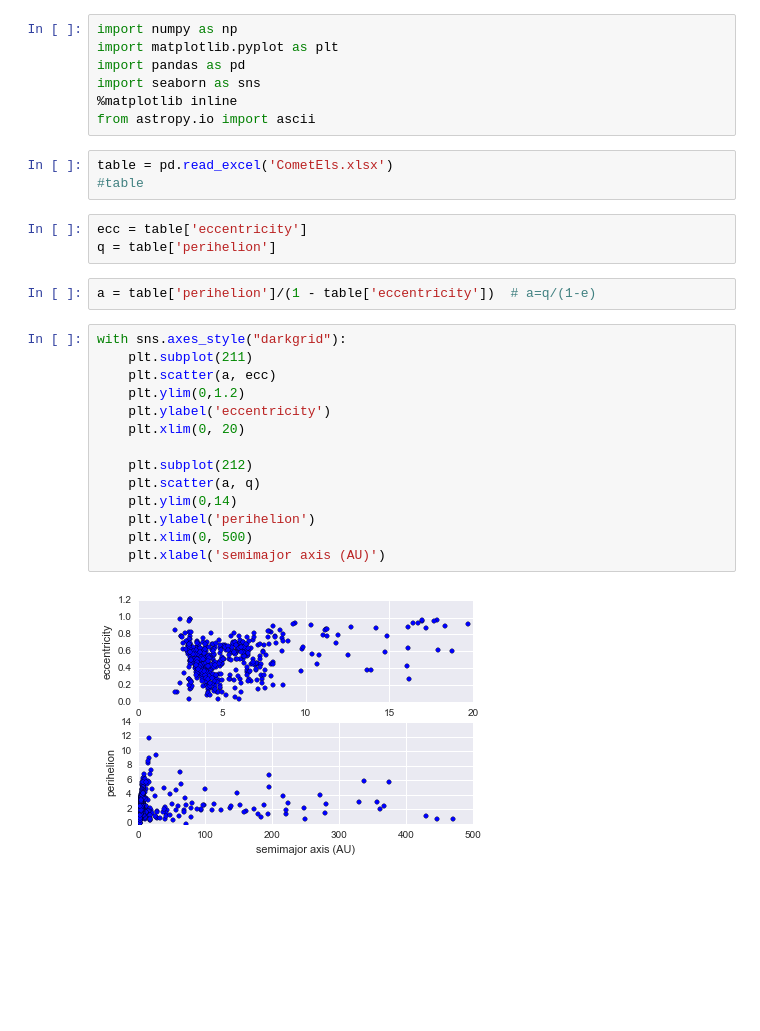
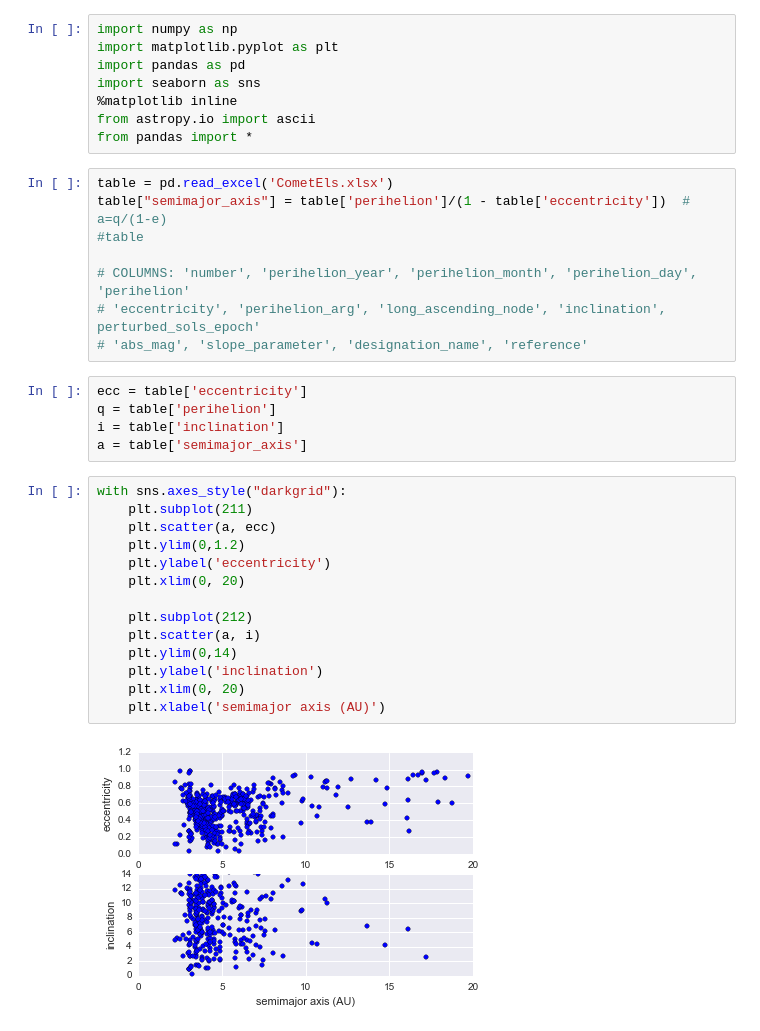
Before and after one commit to k-a-webb/astroquery, a Jupyter notebook: astroquery/mpc/example_plots/Data_findMBC.ipynb, the cells around one changed output. Saved outputs shown, nothing was run; the diff lists cells and outputs as text; blank space fills up the shorter version.

Commit message:
graphs overlayed

```diff
--- a/astroquery/mpc/example_plots/Data_findMBC.ipynb
+++ b/astroquery/mpc/example_plots/Data_findMBC.ipynb
@@ -5,27 +5,33 @@ import pandas as pd
 import seaborn as sns
 %matplotlib inline
 from astropy.io import ascii
+from pandas import *
-# %%
-table = pd.read_excel('CometEls.xlsx')
-#table
+# %%
+table = pd.read_excel('CometEls.xlsx')
+table["semimajor_axis"] = table['perihelion']/(1 - table['eccentricity'])  # a=q/(1-e)
+#table
+
+# COLUMNS: 'number', 'perihelion_year', 'perihelion_month', 'perihelion_day', 'perihelion'
+# 'eccentricity', 'perihelion_arg', 'long_ascending_node', 'inclination', perturbed_sols_epoch'
+# 'abs_mag', 'slope_parameter', 'designation_name', 'reference'
 # %%
 ecc = table['eccentricity']
 q = table['perihelion']
+i = table['inclination']
+a = table['semimajor_axis']
-# %%
-a = table['perihelion']/(1 - table['eccentricity'])  # a=q/(1-e)
 # %%
 with sns.axes_style("darkgrid"):
     plt.subplot(211)
     plt.scatter(a, ecc)
     plt.ylim(0,1.2)
     plt.ylabel('eccentricity')
     plt.xlim(0, 20)
 
     plt.subplot(212)
-    plt.scatter(a, q)
+    plt.scatter(a, i)
     plt.ylim(0,14)
-    plt.ylabel('perihelion')
-    plt.xlim(0, 500)
+    plt.ylabel('inclination')
+    plt.xlim(0, 20)
     plt.xlabel('semimajor axis (AU)')
 # %% [output]
-[figure, old version]
+[figure, new version]
```
Also changed, not shown: parts of 13 cells of this notebook.
